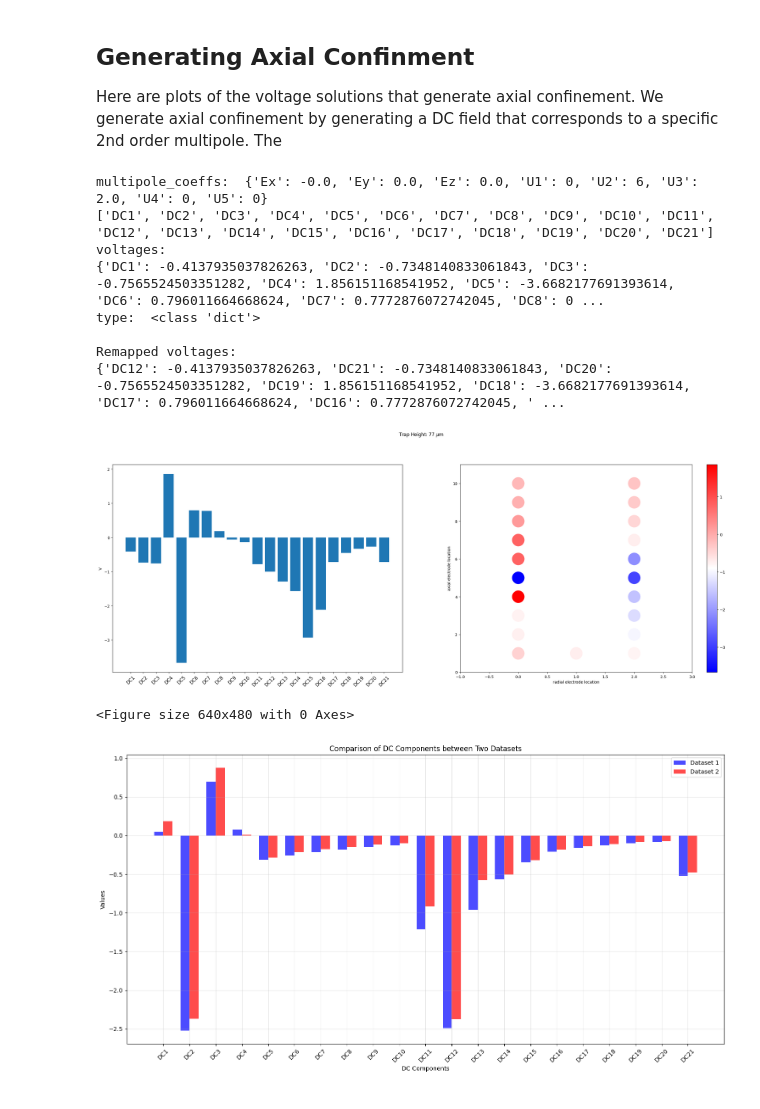
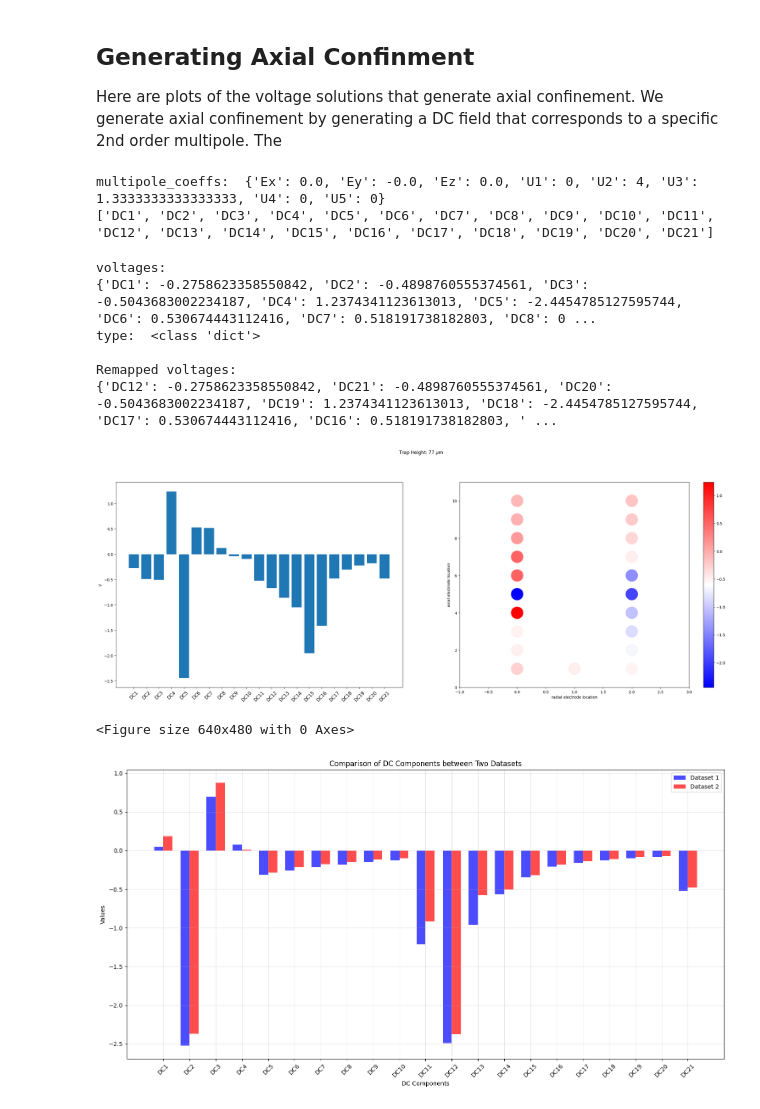
Before and after one commit to HaeffnerLab/bem, a Jupyter notebook: examples/Integrated_photonics/III_Multipole_Expansion.ipynb, the cells around one changed output. Cells and saved outputs as stored; diff of their text form; code cells hidden in the pictures.

```diff
--- a/examples/Integrated_photonics/III_Multipole_Expansion.ipynb
+++ b/examples/Integrated_photonics/III_Multipole_Expansion.ipynb
@@ -405,20 +423,21 @@ def plot_muls(s,xl,zl,roi,height, **multipoles): # ey, ez, ex, u3, u2, u5, u1, u
 #                      u3=u2_value/3, # (1/3) * u2
 #                      u4=0)
 
-u2_value = 6
+u2_value = 4
 zl0 = (+127.6 + 0.0) *1e-3
 voltages = plot_muls(s,xl,zl0,roi,
                      height = yl*1e3,
                      ez=+0.00,
-                     ex=-0.00,
-                     ey=+0.0,
+                     ex=+0.00,
+                     ey=-0.00,
                      u2=u2_value,
                      u5=0,
                      u1=0,
                      u3=u2_value/3, # (1/3) * u2
+                    # u3 = 0,
                      u4=0)
 
-# voltages["DC14"] = 0.0
+# voltages["DC2"] = 0.0
 # voltages["DC15"] = 0.0
 
 # voltages = {'DC21': -9.99, 'DC20': -9.0, 'DC19': -8.0, 'DC18': -7.0, 'DC17': -6.0, 'DC16': -5.0, 'DC15': -4.0, 'DC14': -3.0, 'DC13': -2.0, 'DC12': -1.0, 'DC10': +1.0, 'DC9': +2.0, 'DC8': +3.0, 'DC7': +4.0, 'DC6': +5.0, 'DC5': +6.0, 'DC4': +7.0, 'DC3': +8.0, 'DC2': +9.0, 'DC1': +9.99, 'DC11': +0.75}
@@ -434,42 +453,42 @@ voltage_mapping = {
     "DC5": "DC18",
     "DC6": "DC17",
     "DC7": "DC16",
     "DC8": "DC15",
     "DC9": "DC14",
     "DC10": "DC13",
 
     "DC11": "DC9",
     "DC12": "DC6",
     "DC13": "DC10",
     "DC14": "DC8",
     "DC15": "DC7",
     "DC16": "DC11",
     "DC17": "DC4",
     "DC18": "DC1",
     "DC19": "DC3",
     "DC20": "DC2",
     "DC21": "DC5",
 }
 
 # Remap the voltages dictionary keys using voltage_mapping. if there is no the corresponding key in the original dictionary, assign value 0.0 to the corresponding key in the remapped dictionary
 remapped_voltages = {voltage_mapping.get(k, k): v for k, v in voltages.items()}
 print(f"\nRemapped voltages: \n{remapped_voltages}")
 
 fig.canvas.draw()
 fig.tight_layout(pad=1)
 fig = plt.figure()
 plt.show()
 # %% [output]
-multipole_coeffs:  {'Ex': -0.0, 'Ey': 0.0, 'Ez': 0.0, 'U1': 0, 'U2': 6, 'U3': 2.0, 'U4': 0, 'U5': 0}
+multipole_coeffs:  {'Ex': 0.0, 'Ey': -0.0, 'Ez': 0.0, 'U1': 0, 'U2': 4, 'U3': 1.3333333333333333, 'U4': 0, 'U5': 0}
 ['DC1', 'DC2', 'DC3', 'DC4', 'DC5', 'DC6', 'DC7', 'DC8', 'DC9', 'DC10', 'DC11', 'DC12', 'DC13', 'DC14', 'DC15', 'DC16', 'DC17', 'DC18', 'DC19', 'DC20', 'DC21']
-voltages:
-{'DC1': -0.4137935037826263, 'DC2': -0.7348140833061843, 'DC3': -0.7565524503351282, 'DC4': 1.856151168541952, 'DC5': -3.6682177691393614, 'DC6': 0.796011664668624, 'DC7': 0.7772876072742045, 'DC8': 0 ...
-type:  <class 'dict'>
-
-Remapped voltages:
-{'DC12': -0.4137935037826263, 'DC21': -0.7348140833061843, 'DC20': -0.7565524503351282, 'DC19': 1.856151168541952, 'DC18': -3.6682177691393614, 'DC17': 0.796011664668624, 'DC16': 0.7772876072742045, ' ...
+voltages:
+{'DC1': -0.2758623358550842, 'DC2': -0.4898760555374561, 'DC3': -0.5043683002234187, 'DC4': 1.2374341123613013, 'DC5': -2.4454785127595744, 'DC6': 0.530674443112416, 'DC7': 0.518191738182803, 'DC8': 0 ...
+type:  <class 'dict'>
+
+Remapped voltages:
+{'DC12': -0.2758623358550842, 'DC21': -0.4898760555374561, 'DC20': -0.5043683002234187, 'DC19': 1.2374341123613013, 'DC18': -2.4454785127595744, 'DC17': 0.530674443112416, 'DC16': 0.518191738182803, ' ...
-[figure, old version]
+[figure, new version]
-<Figure size 640x480 with 0 Axes>
+<Figure size 640x480 with 0 Axes>
 # %%
 import matplotlib.pyplot as plt
 import json
```
Also changed, not shown: parts of 2 cells of this notebook, 1 other file.
